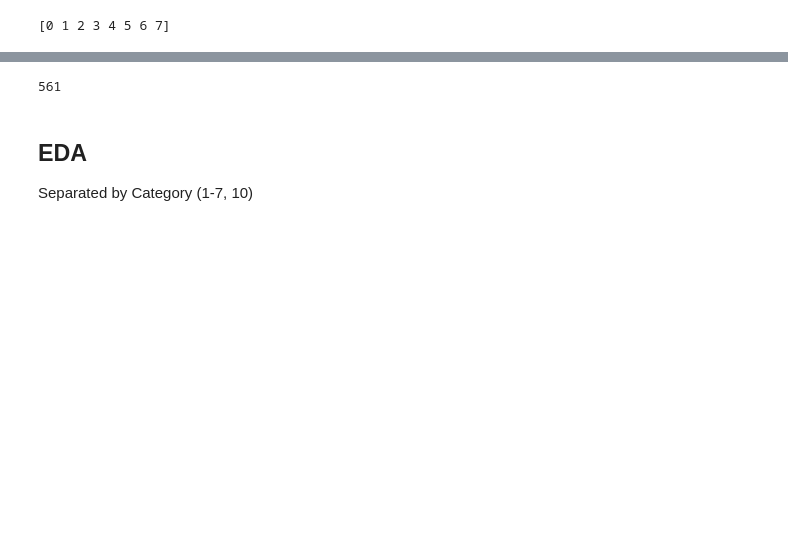
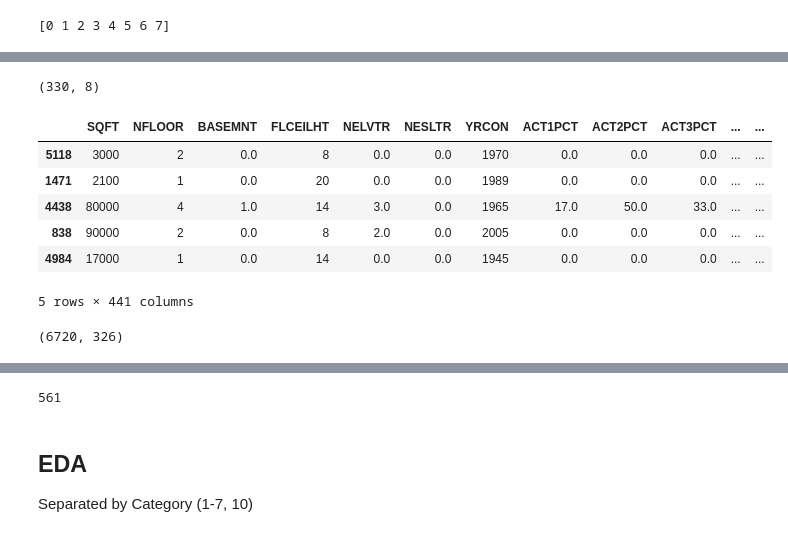
Before and after one commit to oostendo/2022-SI699-011, a Jupyter notebook: eva_and_sam/EDA_cbecs2018.ipynb, the cells around one changed output, grey strips where cells are left out. Drawn from its saved outputs; the diff is of its cells as text; code cells hidden in the pictures; blank space fills up the shorter version.

```diff
--- a/eva_and_sam/EDA_cbecs2018.ipynb
+++ b/eva_and_sam/EDA_cbecs2018.ipynb
@@ -70,0 +66,7 @@ print(df_codebook.category.unique())
+# %%
+keep_var = df_codebook[df_codebook['col_name'].isin(col_name_2012)]
+keep_var.shape
+
+## 330 overlapping variables
+# %% [output]
+(330, 8)
@@ -70,0 +80,17 @@ print(df_codebook.category.unique())
+# %%
+df_2012.sample(5)
+# %% [output]
+|  | SQFT | NFLOOR | BASEMNT | FLCEILHT | NELVTR | NESLTR | YRCON | ACT1PCT | ACT2PCT | ACT3PCT | ... | ... |
+| 5118 | 3000 | 2 | 0.0 | 8 | 0.0 | 0.0 | 1970 | 0.0 | 0.0 | 0.0 | ... | ... |
+| 1471 | 2100 | 1 | 0.0 | 20 | 0.0 | 0.0 | 1989 | 0.0 | 0.0 | 0.0 | ... | ... |
+| 4438 | 80000 | 4 | 1.0 | 14 | 3.0 | 0.0 | 1965 | 17.0 | 50.0 | 33.0 | ... | ... |
+| 838 | 90000 | 2 | 0.0 | 8 | 2.0 | 0.0 | 2005 | 0.0 | 0.0 | 0.0 | ... | ... |
+| 4984 | 17000 | 1 | 0.0 | 14 | 0.0 | 0.0 | 1945 | 0.0 | 0.0 | 0.0 | ... | ... |
+5 rows × 441 columns
+# %%
+## *** Only 326
+
+df_2012 = df_2012[df_2012.columns.intersection(keep_var_list)]
+df_2012.shape
+# %% [output]
+(6720, 326)
```
Also changed, not shown: parts of 23 cells of this notebook, 8 other files.
